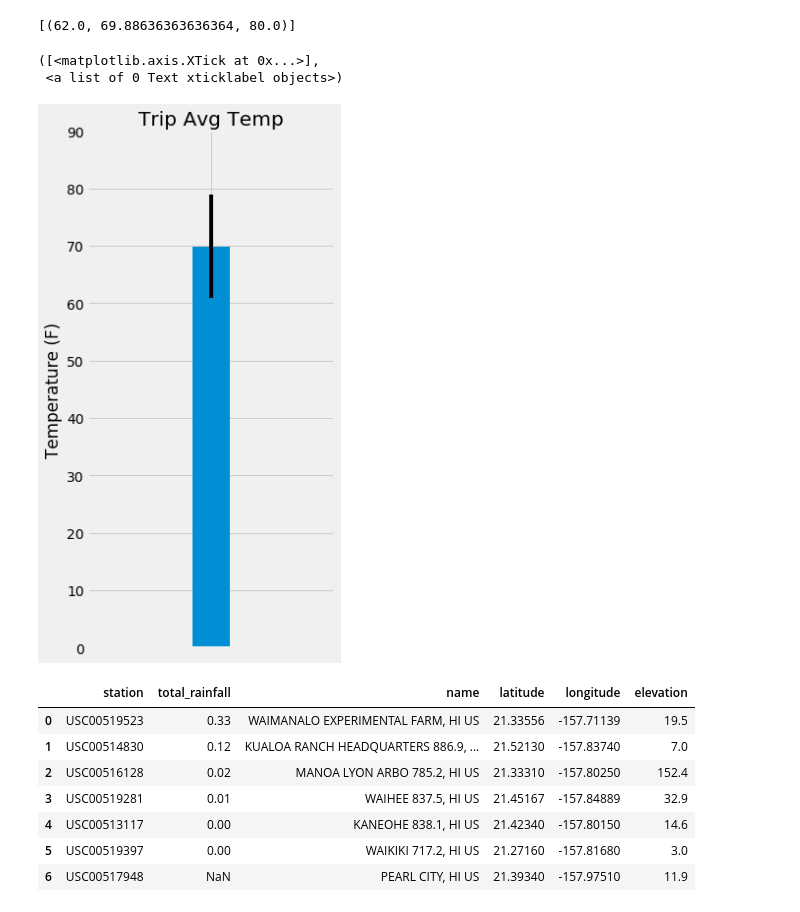
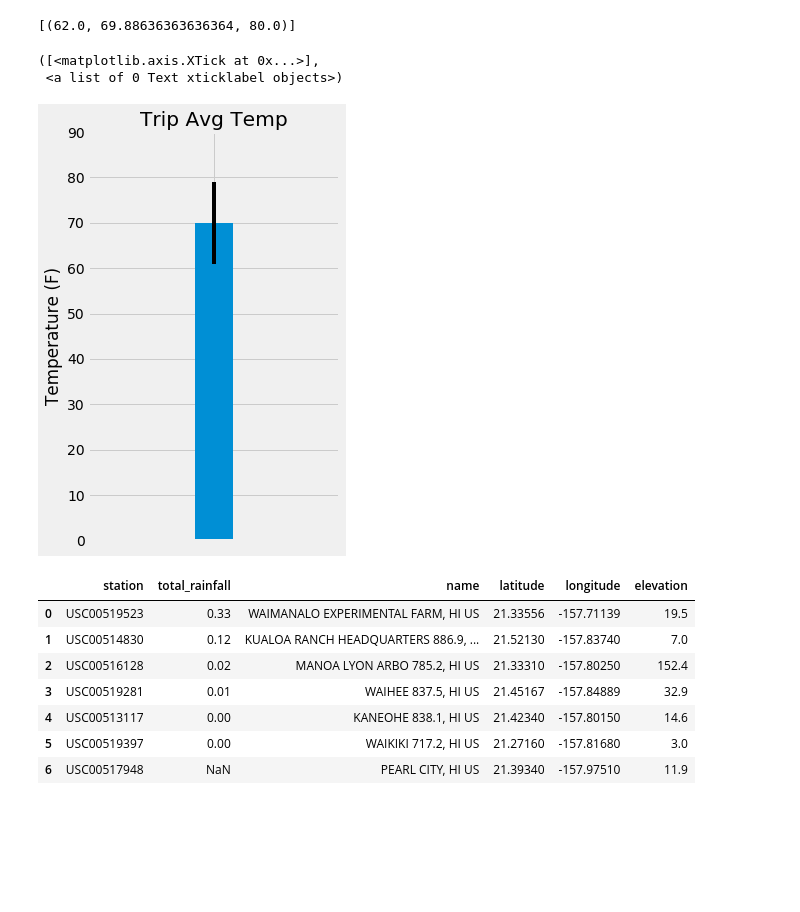
Before and after one commit to jinkkim/SQLAlchemy, a Jupyter notebook: climate_starter_jk.ipynb, the cells around one changed output. Saved outputs shown, nothing was run; the diff lists cells and outputs as text; code cells hidden in the pictures; blank space fills up the shorter version.

```diff
--- a/climate_starter_jk.ipynb
+++ b/climate_starter_jk.ipynb
@@ -209,24 +214,24 @@ previous_temp_trip
 # %%
 # Plot the results from your previous query as a bar chart.
 # Use "Trip Avg Temp" as your Title
 # Use the average temperature for the y value
 # Use the peak-to-peak (tmax-tmin) value as the y error bar (yerr)
 
-mpl.rcParams['figure.figsize'] = [4,9]
+mpl.rcParams['figure.figsize'] = [4,7]
 
 temp_trip_avg = previous_temp_trip[0][1]
 temp_trip_err = (previous_temp_trip[0][2] - previous_temp_trip[0][0])/2
 
 plt.bar(x= 0,  height= temp_trip_avg, width=0.3, yerr = temp_trip_err)
 plt.xlim(-1,1)
 plt.ylim(0,90)
 plt.title("Trip Avg Temp")
 plt.ylabel("Temperature (F)")
 plt.xticks([0],"")
 # %% [output]
 ([<matplotlib.axis.XTick at 0x...>],
  <a list of 0 Text xticklabel objects>)
-[figure, old version]
+[figure, new version]
 # %%
 # Calculate the rainfall per weather station for your trip dates using the previous year's matching dates.
 # Sort this in descending order by precipitation amount and list the station, name, latitude, longitude, and elevation
```
Also changed, not shown: parts of 8 cells of this notebook.
